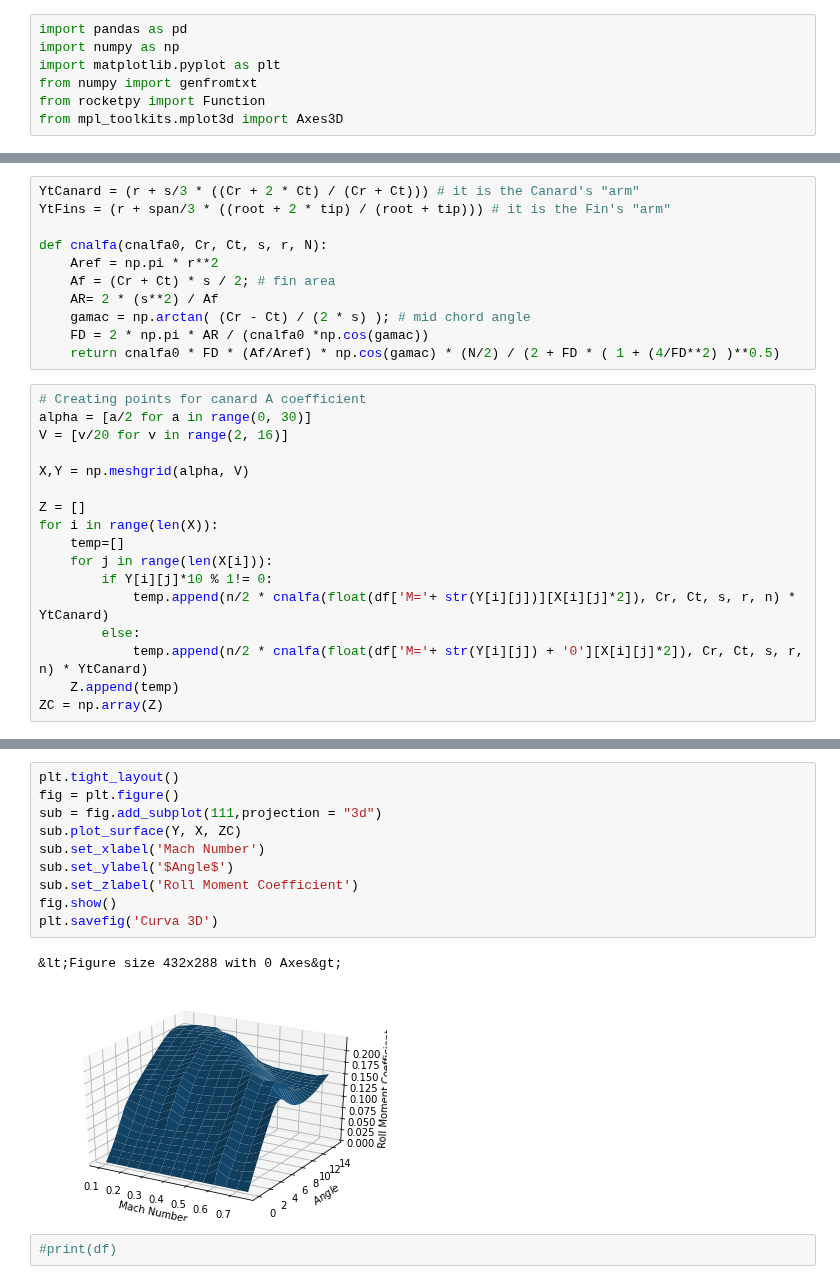
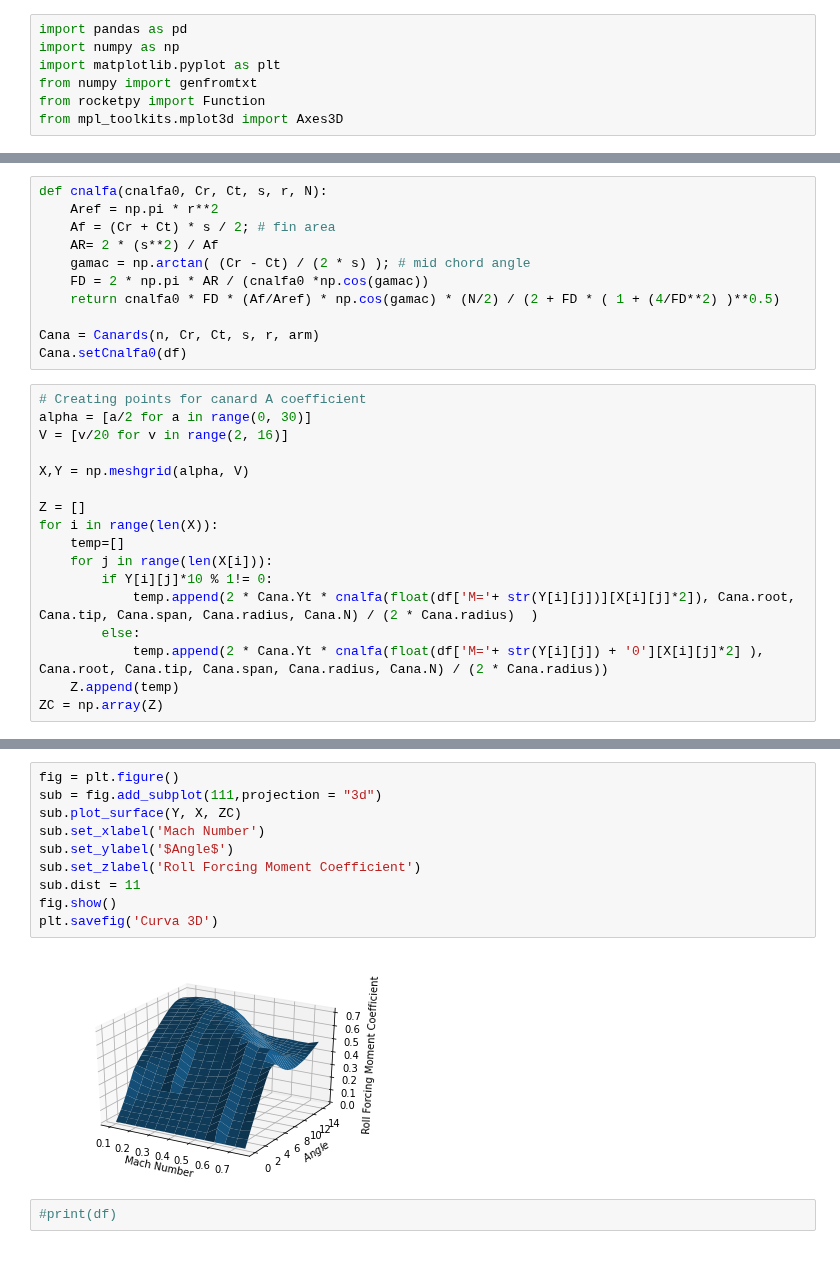
Before and after one commit to Projeto-Jupiter/Roll-Control-Codes, a Jupyter notebook: Canards_plot.ipynb, the cells around one changed output, grey strips where cells are left out. Saved outputs shown, nothing was run; the diff lists cells and outputs as text.

```diff
--- a/Canards_plot.ipynb
+++ b/Canards_plot.ipynb
@@ -41,7 +58,4 @@ alfa = 11 * np.pi / 180
 # %%
-YtCanard = (r + s/3 * ((Cr + 2 * Ct) / (Cr + Ct))) # it is the Canard's "arm"
-YtFins = (r + span/3 * ((root + 2 * tip) / (root + tip))) # it is the Fin's "arm"
-
 def cnalfa(cnalfa0, Cr, Ct, s, r, N):
     Aref = np.pi * r**2
     Af = (Cr + Ct) * s / 2; # fin area
@@ -49,6 +63,9 @@ def cnalfa(cnalfa0, Cr, Ct, s, r, N):
     gamac = np.arctan( (Cr - Ct) / (2 * s) ); # mid chord angle
     FD = 2 * np.pi * AR / (cnalfa0 *np.cos(gamac))
     return cnalfa0 * FD * (Af/Aref) * np.cos(gamac) * (N/2) / (2 + FD * ( 1 + (4/FD**2) )**0.5)
+
+Cana = Canards(n, Cr, Ct, s, r, arm)
+Cana.setCnalfa0(df)
 # %%
 # Creating points for canard A coefficient
 alpha = [a/2 for a in range(0, 30)]
@@ -61,8 +78,8 @@ for i in range(len(X)):
     temp=[]
     for j in range(len(X[i])):
         if Y[i][j]*10 % 1!= 0:
-            temp.append(n/2 * cnalfa(float(df['M='+ str(Y[i][j])][X[i][j]*2]), Cr, Ct, s, r, n) * YtCanard)
+            temp.append(2 * Cana.Yt * cnalfa(float(df['M='+ str(Y[i][j])][X[i][j]*2]), Cana.root, Cana.tip, Cana.span, Cana.radius, Cana.N) / (2 * Cana.radius)  )
         else:
-            temp.append(n/2 * cnalfa(float(df['M='+ str(Y[i][j]) + '0'][X[i][j]*2]), Cr, Ct, s, r, n) * YtCanard)
+            temp.append(2 * Cana.Yt * cnalfa(float(df['M='+ str(Y[i][j]) + '0'][X[i][j]*2] ), Cana.root, Cana.tip, Cana.span, Cana.radius, Cana.N) / (2 * Cana.radius))
     Z.append(temp)
 ZC = np.array(Z)
@@ -81,16 +86,15 @@ ZF = np.array(Z2)
 # %%
-plt.tight_layout()
 fig = plt.figure()
 sub = fig.add_subplot(111,projection = "3d")
 sub.plot_surface(Y, X, ZC)
 sub.set_xlabel('Mach Number')
 sub.set_ylabel('$Angle$')
-sub.set_zlabel('Roll Moment Coefficient')
+sub.set_zlabel('Roll Forcing Moment Coefficient')
+sub.dist = 11
 fig.show()
 plt.savefig('Curva 3D')
 # %% [output]
-&lt;Figure size 432x288 with 0 Axes&gt;
-[figure, old version]
+[figure, new version]
 # %%
 #print(df)
 # %%
```
Also changed, not shown: parts of 2 cells of this notebook, 3 other files.
